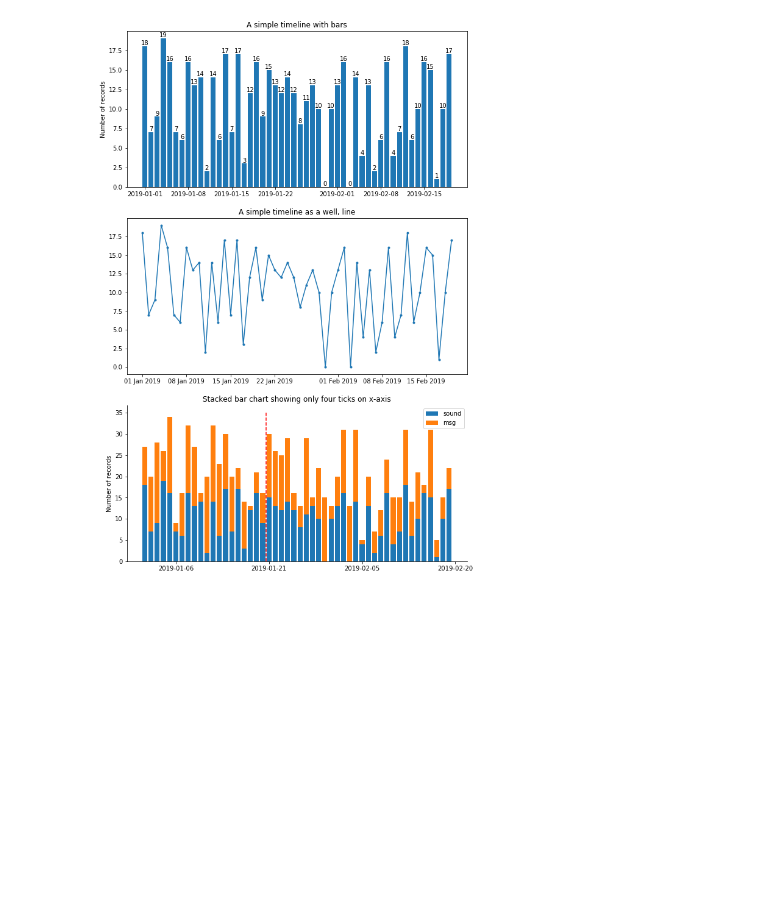
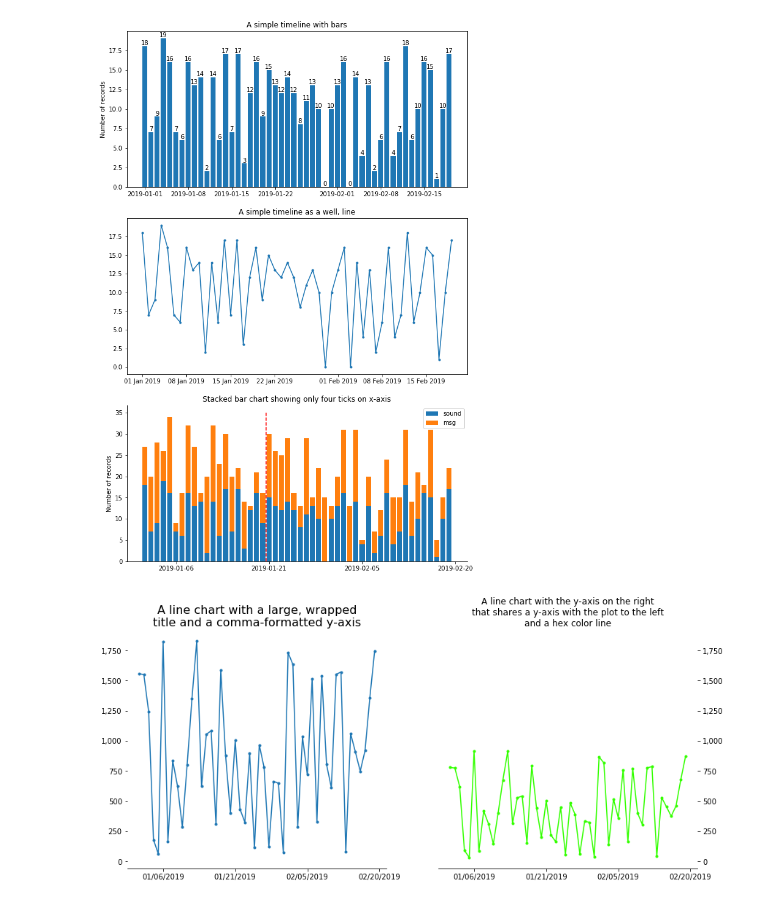
Before and after one commit to purplsquirr3l/randomness, a Jupyter notebook: viz-examples.ipynb, the cells around one changed output. Cells and saved outputs as stored; diff of their text form; code cells hidden in the pictures; blank space fills up the shorter version.

```diff
--- a/viz-examples.ipynb
+++ b/viz-examples.ipynb
@@ -318,3 +318,39 @@ cx.legend()
 plt.show()
 # %% [output]
 [figure]
+# %%
+# generate more data
+num_points = 50
+current_datetime = datetime.datetime.strptime('01/01/2019 00:00:00', '%m/%d/%Y %H:%M:%S')
+items = []
+
+# generate the datetimes
+for item in range(num_points):
+    # add the current time to our collection and calculate the next one
+    items.append({'datetime': current_datetime, \
+                  'value': random.randrange(2000)})
+    current_datetime += datetime.timedelta(days=1)
+# %%
+fig = plt.figure(figsize=(14,6))
+ax = fig.add_subplot(121)
+ax.plot([a['datetime'] for a in items], [a['value'] for a in items], '.-')
+ax.xaxis.set_major_formatter(mdates.DateFormatter('%m/%d/%Y'))
+ax.set_title('A line chart with a large, wrapped\ntitle and a comma-formatted y-axis', fontsize=16)
+ax.xaxis.set_major_locator(plt.MaxNLocator(4))
+ax.spines['top'].set_visible(False)
+ax.spines['right'].set_visible(False)
+ax.spines['left'].set_visible(False)
+ax.yaxis.set_major_formatter(ticker.StrMethodFormatter('{x:,.0f}'))
+
+bx = fig.add_subplot(122, sharey=ax)
+bx.plot([a['datetime'] for a in items], [a['value']/2 for a in items], '.-', c='#33ff00')
+bx.set_title('A line chart with the y-axis on the right\nthat shares a y-axis with the plot to the left\nand a hex color line')
+bx.xaxis.set_major_formatter(mdates.DateFormatter('%m/%d/%Y'))
+bx.xaxis.set_major_locator(plt.MaxNLocator(4))
+bx.spines['top'].set_visible(False)
+bx.spines['right'].set_visible(False)
+bx.spines['left'].set_visible(False)
+bx.yaxis.tick_right()
+plt.show()
+# %% [output]
+[figure, added]
```
